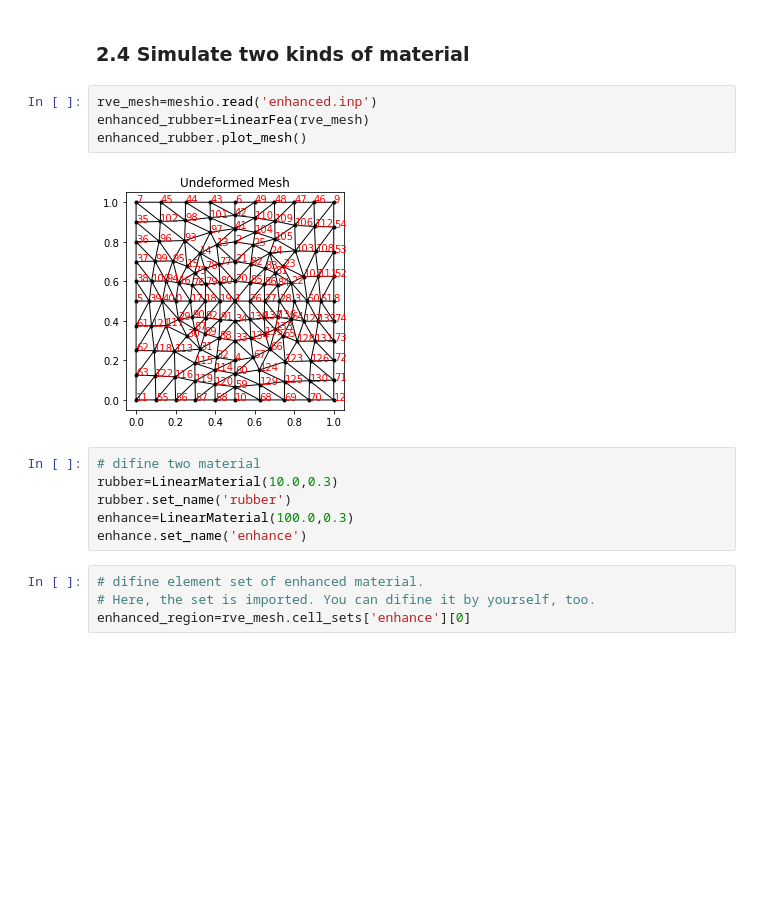
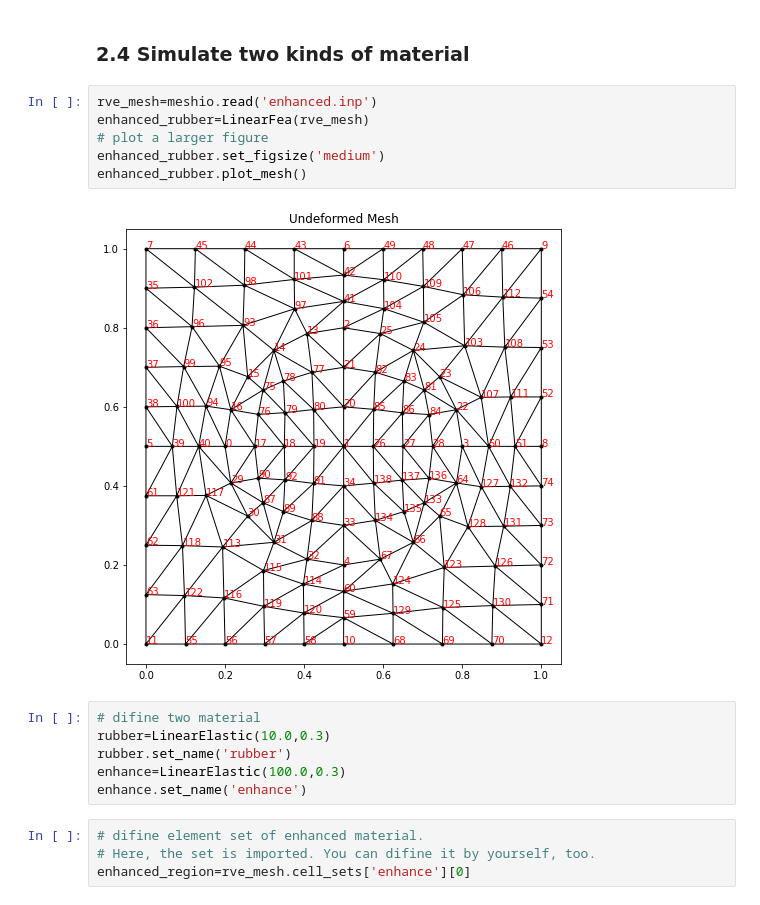
Before and after one commit to MuTong320/NaiveFea, a Jupyter notebook: example.ipynb, the cells around one changed output. Saved outputs shown, nothing was run; the diff lists cells and outputs as text; blank space fills up the shorter version.

```diff
--- a/example.ipynb
+++ b/example.ipynb
@@ -160,14 +160,16 @@ fea.plot('stress','my_Mises')
 # %%
 rve_mesh=meshio.read('enhanced.inp')
 enhanced_rubber=LinearFea(rve_mesh)
+# plot a larger figure
+enhanced_rubber.set_figsize('medium')
 enhanced_rubber.plot_mesh()
 # %% [output]
-[figure, old version]
+[figure, new version]
 # %%
 # difine two material
-rubber=LinearMaterial(10.0,0.3)
+rubber=LinearElastic(10.0,0.3)
 rubber.set_name('rubber')
-enhance=LinearMaterial(100.0,0.3)
+enhance=LinearElastic(100.0,0.3)
 enhance.set_name('enhance')
 # %%
 # difine element set of enhanced material.
```
Also changed, not shown: parts of 10 cells of this notebook, 14 other files.
